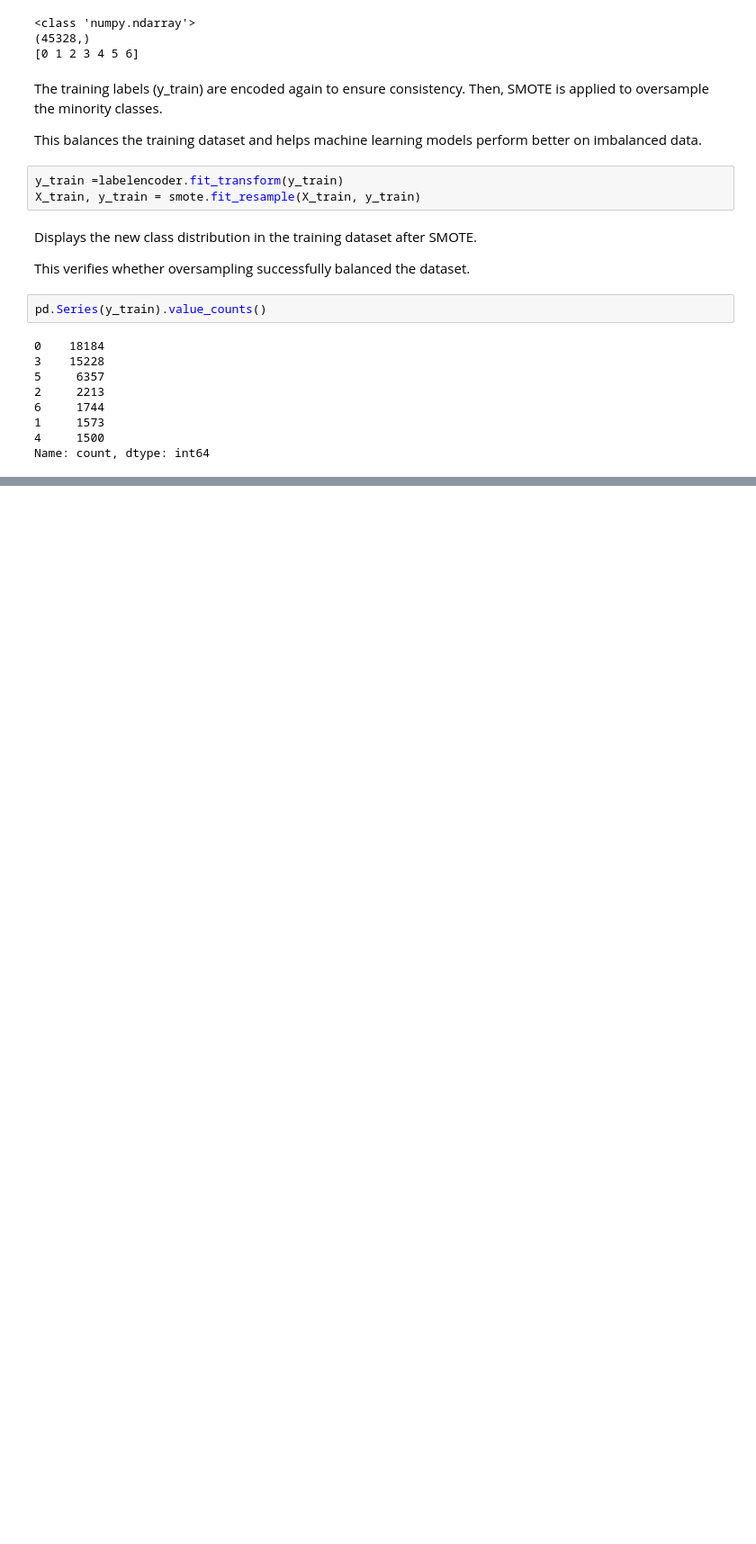
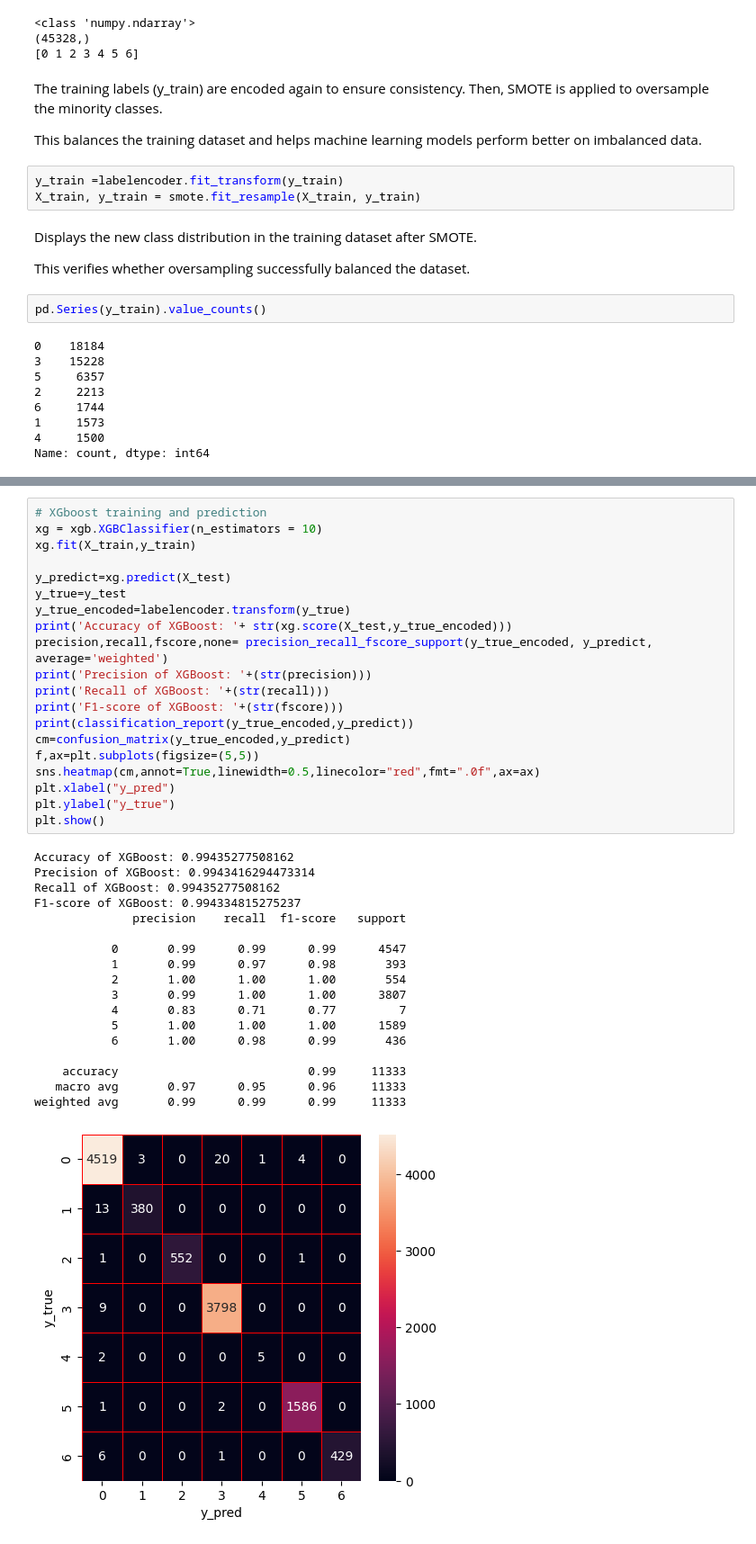
Before and after one commit to divya-392/Master-s-Project, a Jupyter notebook: IDS_TreeBase.ipynb, the cells around one changed output, grey strips where cells are left out. Shown at 90% size. Saved outputs shown, nothing was run; the diff lists cells and outputs as text; blank space fills up the shorter version.

```diff
--- a/IDS_TreeBase.ipynb
+++ b/IDS_TreeBase.ipynb
@@ -134,0 +294,39 @@ Name: count, dtype: int64
+# %%
+# XGboost training and prediction
+xg = xgb.XGBClassifier(n_estimators = 10)
+xg.fit(X_train,y_train)
+
+y_predict=xg.predict(X_test)
+y_true=y_test
+y_true_encoded=labelencoder.transform(y_true)
+print('Accuracy of XGBoost: '+ str(xg.score(X_test,y_true_encoded)))
+precision,recall,fscore,none= precision_recall_fscore_support(y_true_encoded, y_predict, average='weighted')
+print('Precision of XGBoost: '+(str(precision)))
+print('Recall of XGBoost: '+(str(recall)))
+print('F1-score of XGBoost: '+(str(fscore)))
+print(classification_report(y_true_encoded,y_predict))
+cm=confusion_matrix(y_true_encoded,y_predict)
+f,ax=plt.subplots(figsize=(5,5))
+sns.heatmap(cm,annot=True,linewidth=0.5,linecolor="red",fmt=".0f",ax=ax)
+plt.xlabel("y_pred")
+plt.ylabel("y_true")
+plt.show()
+# %% [output]
+Accuracy of XGBoost: 0.99435277508162
+Precision of XGBoost: 0.9943416294473314
+Recall of XGBoost: 0.99435277508162
+F1-score of XGBoost: 0.994334815275237
+              precision    recall  f1-score   support
+
+           0       0.99      0.99      0.99      4547
+           1       0.99      0.97      0.98       393
+           2       1.00      1.00      1.00       554
+           3       0.99      1.00      1.00      3807
+           4       0.83      0.71      0.77         7
+           5       1.00      1.00      1.00      1589
+           6       1.00      0.98      0.99       436
+
+    accuracy                           0.99     11333
+   macro avg       0.97      0.95      0.96     11333
+weighted avg       0.99      0.99      0.99     11333
+[figure, added]
```
Also changed, not shown: parts of 31 cells of this notebook.
